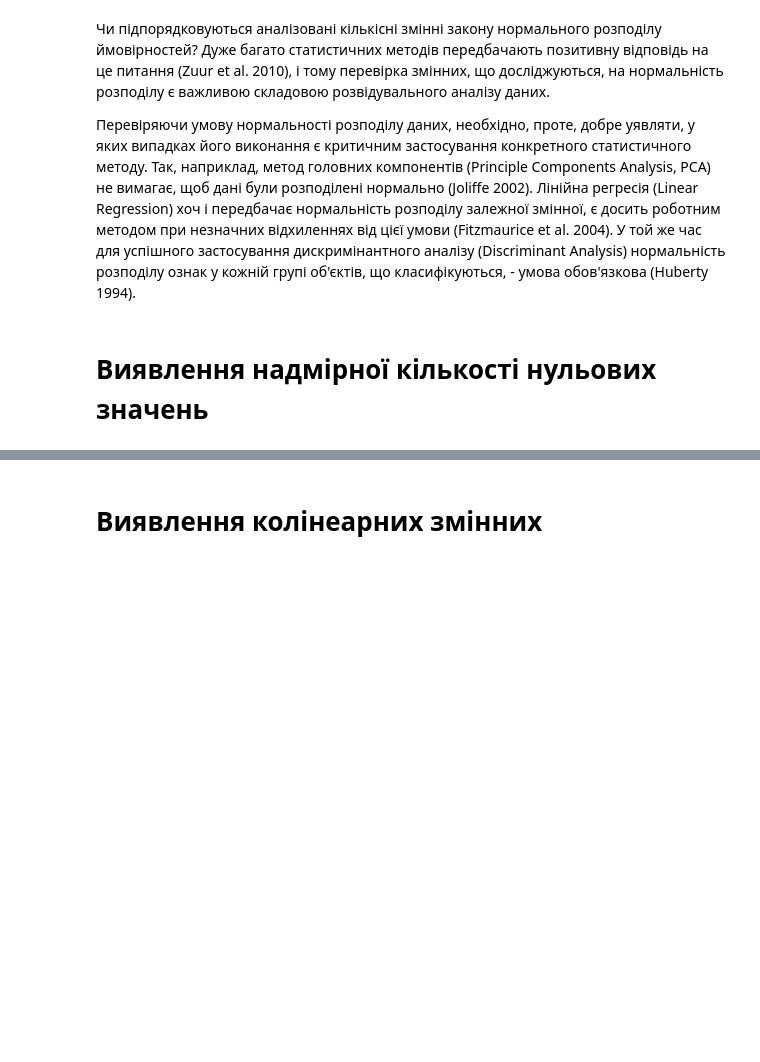
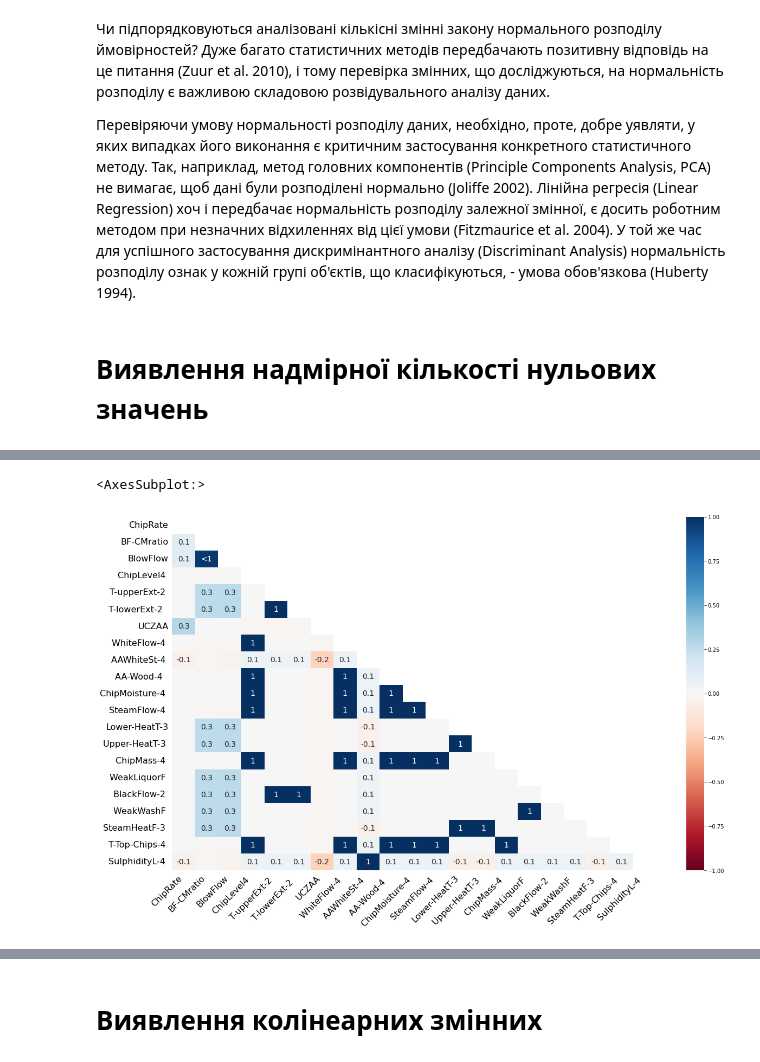
Before and after one commit to Jekson2007/notes_DS, a Jupyter notebook: Exploratory Data Analysis.ipynb, the cells around one changed output, grey strips where cells are left out. Drawn from its saved outputs; the diff is of its cells as text; code cells hidden in the pictures; blank space fills up the shorter version.

```diff
--- a/Exploratory Data Analysis.ipynb
+++ b/Exploratory Data Analysis.ipynb
@@ -163,0 +186,5 @@ Statistics=0.060, p-value=0.806
+# %%
+msno.heatmap(df)
+# %% [output]
+<AxesSubplot:>
+[figure, added]
```
Also changed, not shown: parts of 20 cells of this notebook, 4 other files.
